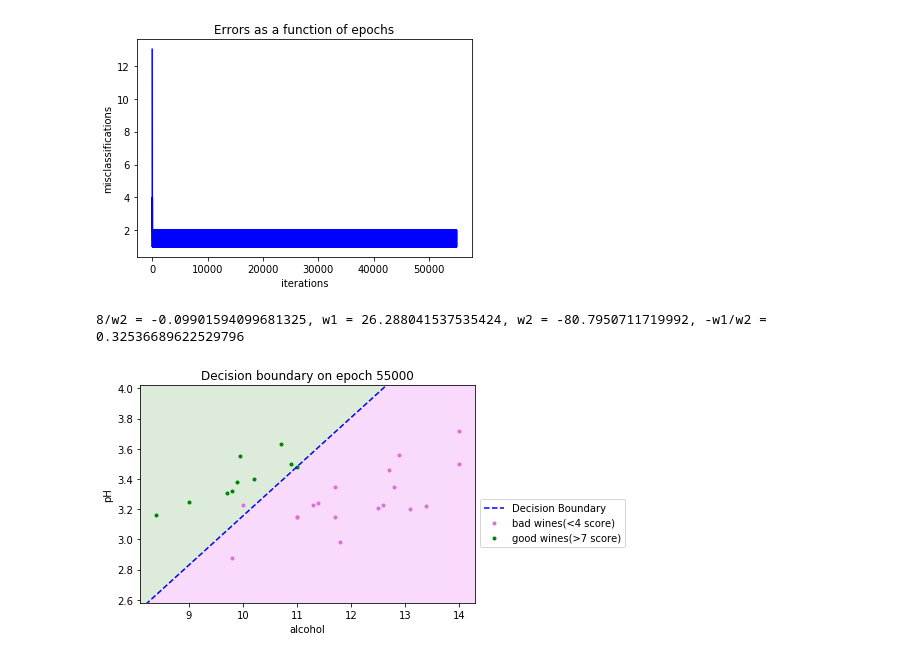
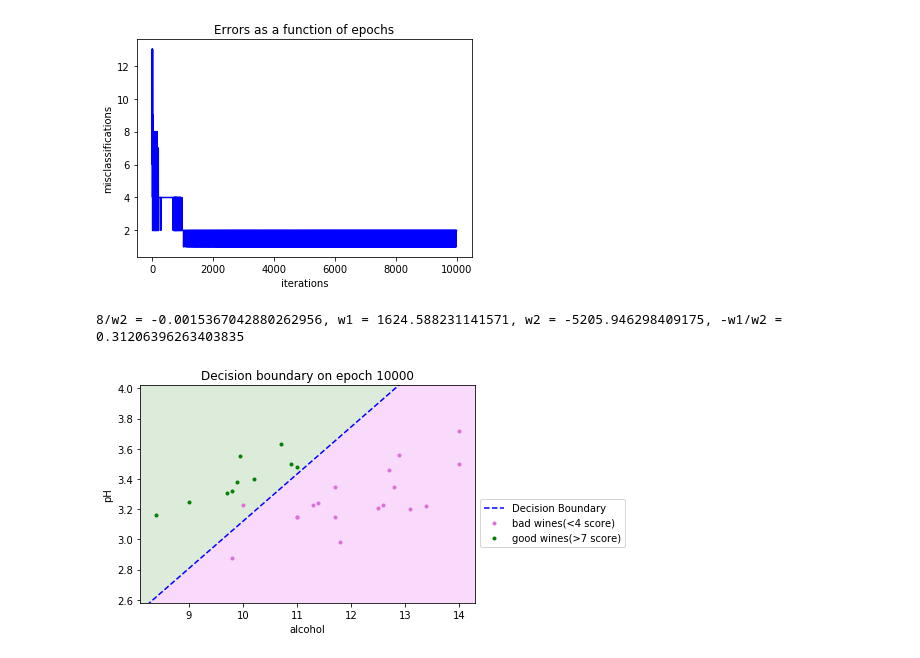
Before and after one commit to tsergien/sommelier, a Jupyter notebook: perceptron.ipynb, the cells around one changed output. Saved outputs shown, nothing was run; the diff lists cells and outputs as text; code cells hidden in the pictures.

```diff
--- a/perceptron.ipynb
+++ b/perceptron.ipynb
@@ -83,13 +83,12 @@ class Perceptron(object):
         for row in range(len(x)):
             y[row] = int(dot(x[row], self.w) >= self.threshold)
             for col in range(len(x[row])):
-                self.w[col] += self.learning_rate / (self.current_epoch+1) * (d[row] - y[row]) * x[row][col]
+                self.w[col] += self.learning_rate * (d[row] - y[row]) * x[row][col]
         self.current_epoch +=1
-#         print(f'self.w = {self.w}, ep = {self.current_epoch}')
         self.res.append([self.current_epoch, self.error(y, d), self.w, y])
         return
 
-    def train(self, x: list, d: list):  # x - matrix, row - one specific wine, columns - factors
+    def train(self, x: list, d: list):
         """
         train perceptron on received data
         x - received data (matrix, row - one specific wine)
@@ -137,39 +136,39 @@ def plot_performance(performance, wine_data, good_thresh, bad_thresh, factors: l
     plt.plot(f1, f2, linestyle='--', color='b', label='Decision Boundary')
 
     goods = wine_data[wine_data['quality'] >= good_thresh]
     bads = wine_data[wine_data['quality'] <= bad_thresh]
     xg = goods[factors[0]].values
     yg = goods[factors[1]].values
     xb = bads[factors[0]].values
     yb = bads[factors[1]].values
 
     plt.scatter(xg, yg, marker='.', c='orchid', label=f'bad wines(<{bad_thresh+1} score)')
     plt.scatter(xb, yb, marker='.', c='green', label=f'good wines(>{good_thresh-1} score)')
     plt.title(f'Decision boundary on epoch {epoch}')
-    plt.xlabel(factors[0]) # factor 1
-    plt.ylabel(factors[1]) # factor 2
+    plt.xlabel(factors[0])
+    plt.ylabel(factors[1])
     plt.legend(loc='upper left', bbox_to_anchor=(1, 0.5))
     return
 
 
 def prepare_data_and_train(wine_data: pd.DataFrame, factors: list, wines_threshs: list, epochs: int):
     learning_rate = 10
     threshold = 8
     perceptron = Perceptron(threshold, learning_rate, epochs)
     part = wine_data[wine_data.quality.isin(wines_threshs)]
     part.index = range(len(part))
     x = part[factors].values
     d = (part['quality'] >= threshold).astype(int)
     perceptron.train(x, d)
     plot_performance(perceptron.res, part, wines_threshs[1], wines_threshs[0], factors, perceptron.current_epoch)
     return
 
 
-prepare_data_and_train(red_df, ['alcohol', 'pH'], [3, 8], 10000) # w1 f1 + w2 f2.
+prepare_data_and_train(red_df, ['alcohol', 'pH'], [3, 8], 10000)
 # %% [output]
-[figure, old version]
+[figure, new version]
-8/w2 = -0.09901594099681325, w1 = 26.288041537535424, w2 = -80.7950711719992, -w1/w2 = 0.32536689622529796
+8/w2 = -0.0015367042880262956, w1 = 1624.588231141571, w2 = -5205.946298409175, -w1/w2 = 0.31206396263403835
-[figure, old version]
+[figure, new version]
 # %%
 # V.3
 
```
Also changed, not shown: parts of 1 cell of this notebook.
